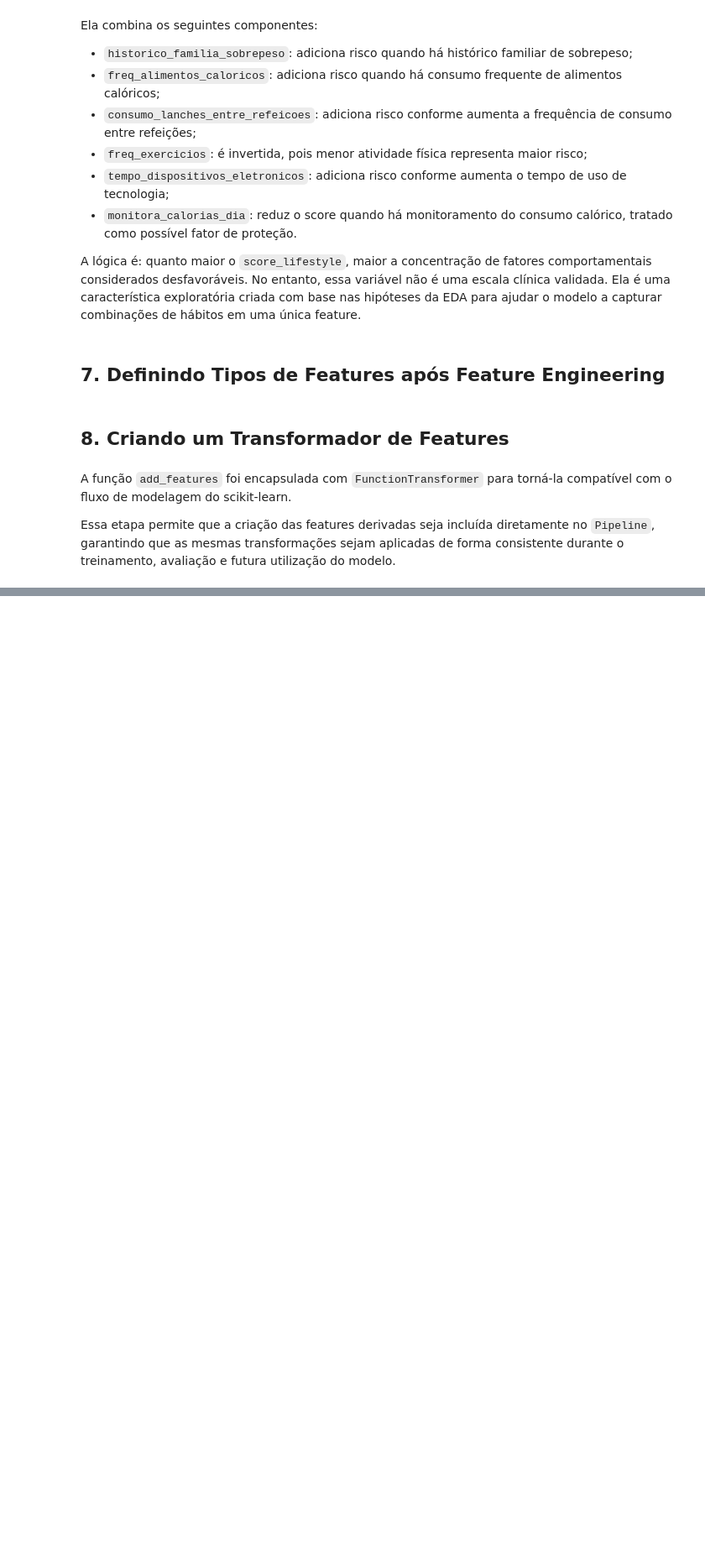
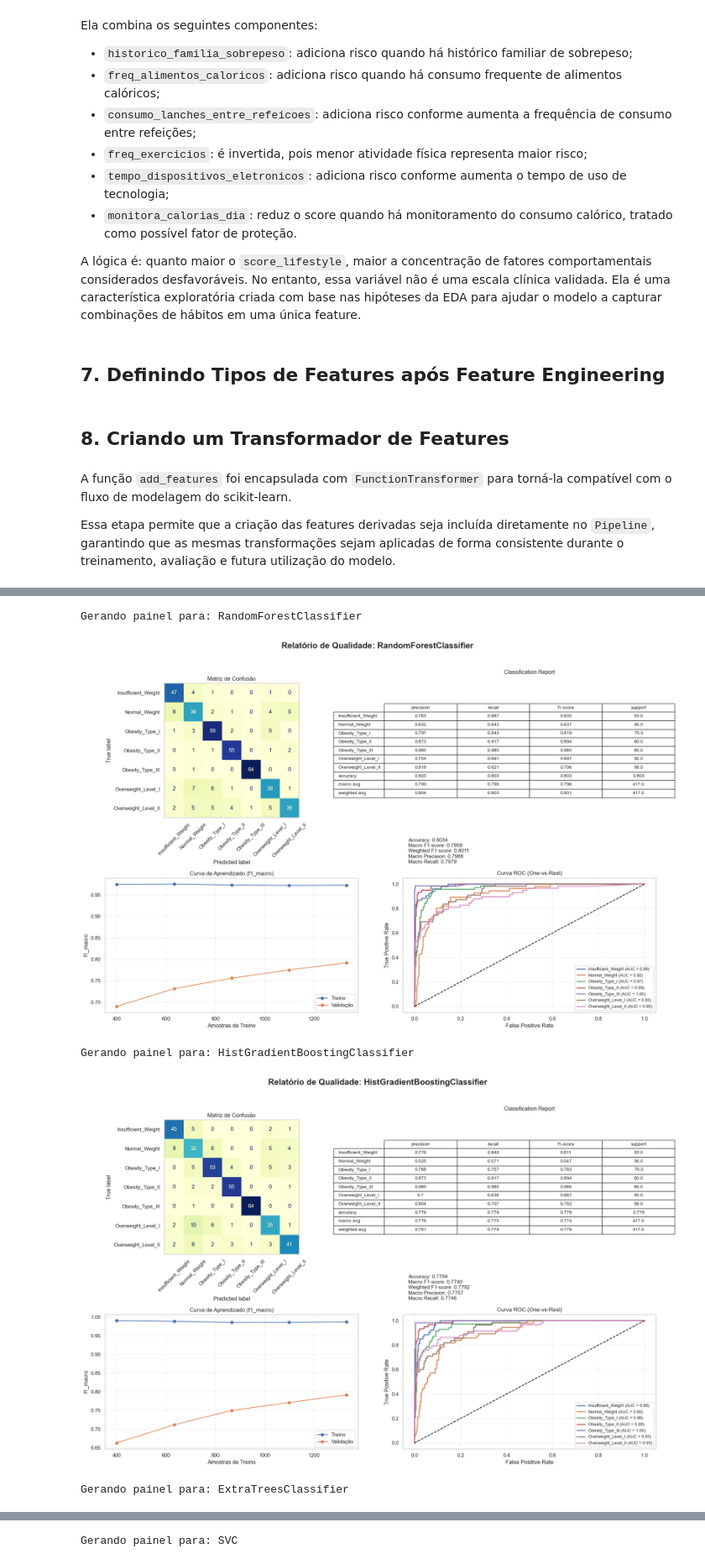
Before and after one commit to JoalysonLima/tech-challenge-fase-4-obesity-ml, a Jupyter notebook: notebooks/03_treino_avaliacao_modelo.ipynb, the cells around one changed output, grey strips where cells are left out. Shown at 84% size. Drawn from its saved outputs; the diff is of its cells as text; code cells hidden in the pictures; blank space fills up the shorter version.

Commit message:
Construção do pipeline de ML do projeto.

```diff
--- a/notebooks/03_treino_avaliacao_modelo.ipynb
+++ b/notebooks/03_treino_avaliacao_modelo.ipynb
@@ -243,7 +246,7 @@ categorical_features = [
     "monitora_calorias_dia",
     "consumo_alcool",
     "meio_transporte",
-    "faixa_etaria"
+    "faixa_etaria",
     "transporte_ativo"
 ]
 # %% [markdown]
@@ -259,0 +330,11 @@ feature_engineering = FunctionTransformer(
+# %%
+def build_pipeline(model):
+    pipeline = Pipeline(
+        steps=[
+            ("feature_engineering", feature_engineering),
+            ("preprocessor", preprocessor),
+            ("model", model)
+        ]
+    )
+
+    return pipeline
@@ -259,0 +667,40 @@ feature_engineering = FunctionTransformer(
+# %%
+top_models = [
+    "RandomForestClassifier",
+    "HistGradientBoostingClassifier",
+    "ExtraTreesClassifier",
+    "SVC"
+]
+# %%
+dashboard_results = []
+
+for model_name in top_models:
+    print(f"\nGerando painel para: {model_name}")
+
+    pipeline = build_pipeline(models[model_name])
+
+    fitted_model, metrics = plot_model_dashboard(
+        estimator=pipeline,
+        X_train=X_train,
+        y_train=y_train,
+        X_test=X_test,
+        y_test=y_test,
+        model_name=model_name,
+        cv=5,
+        scoring="f1_macro",
+        save_path=f"../reports/figures/{model_name.lower()}_dashboard.png"
+    )
+
+    dashboard_results.append(metrics)
+
+dashboard_results_df = pd.DataFrame(dashboard_results).sort_values(
+    by="macro_f1", ascending=False
+)
+
+dashboard_results_df
+# %% [output]
+Gerando painel para: RandomForestClassifier
+[figure, added]
+Gerando painel para: HistGradientBoostingClassifier
+[figure, added]
+Gerando painel para: ExtraTreesClassifier
@@ -259,0 +708 @@ feature_engineering = FunctionTransformer(
+Gerando painel para: SVC
```
Also changed, not shown: parts of 39 cells of this notebook, 4 other files.
